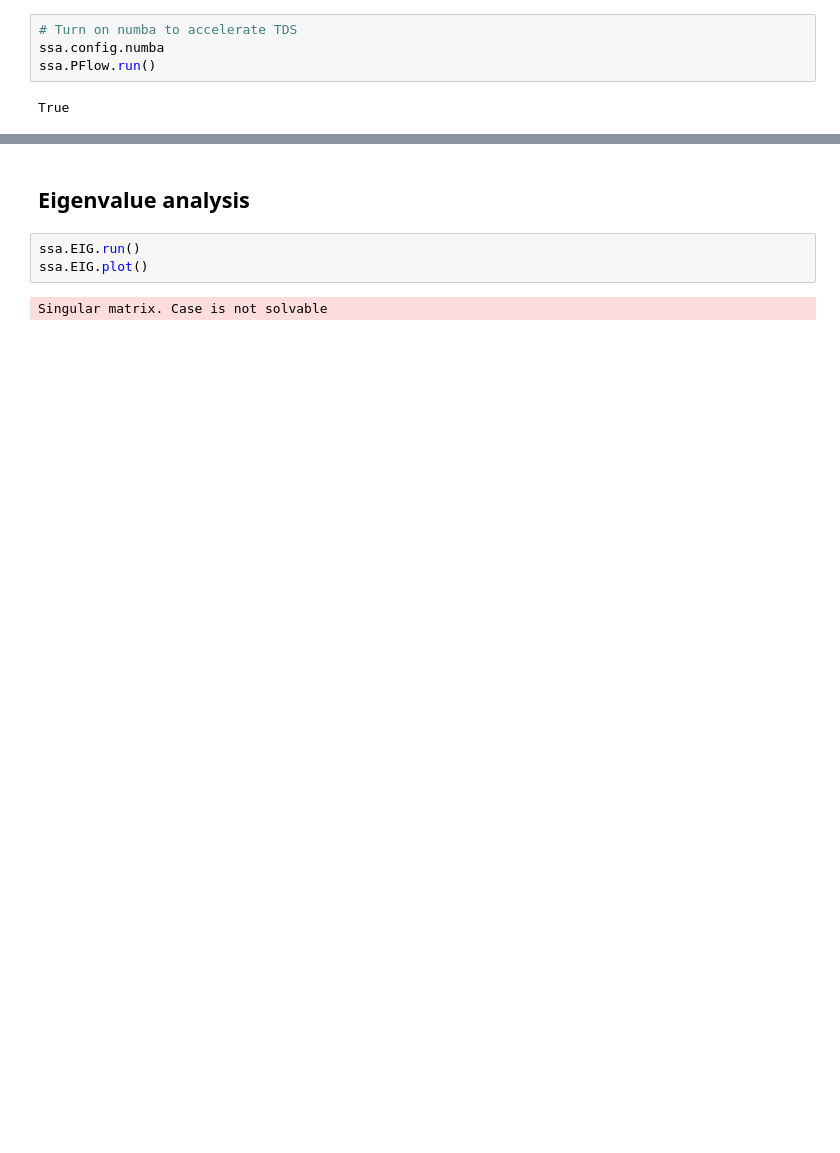
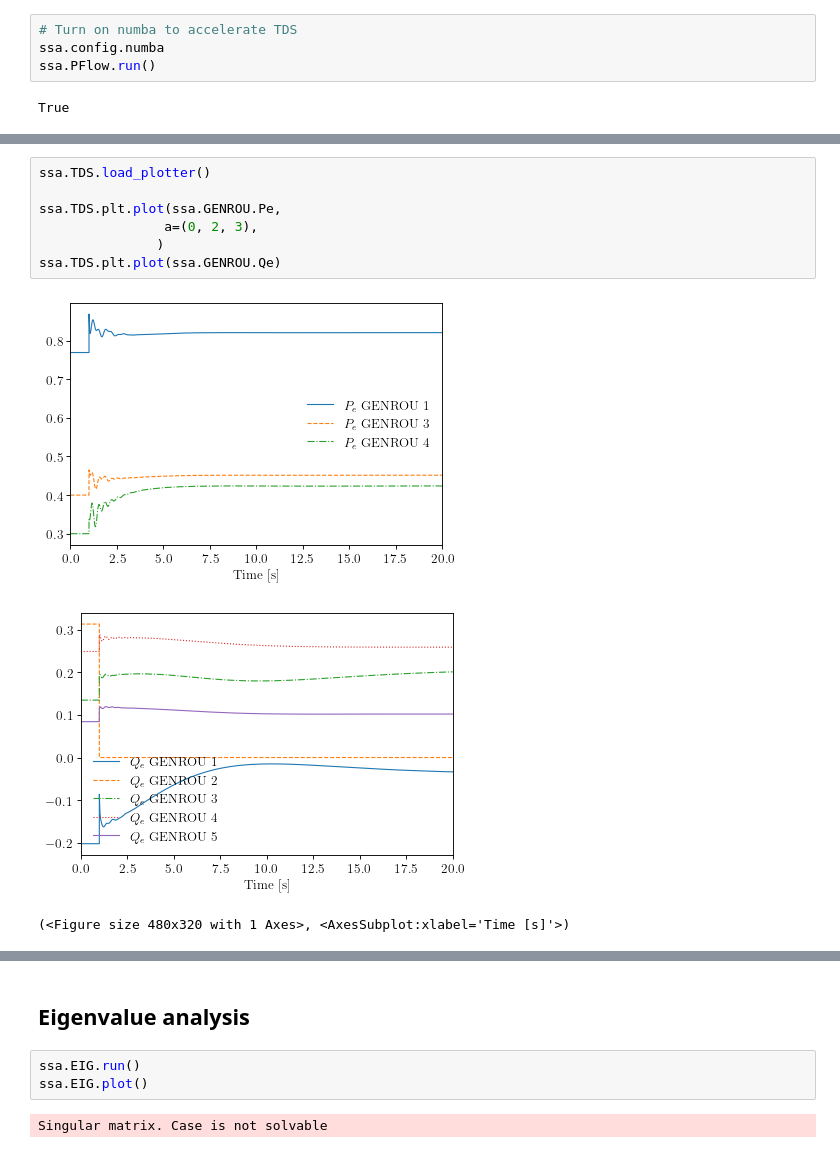
Before and after one commit to shebuxin/andes, a Jupyter notebook: bshe/Test_ieee14_vsg/FlatRun.ipynb, the cells around one changed output, grey strips where cells are left out. Cells and saved outputs as stored; diff of their text form; blank space fills up the shorter version.

```diff
--- a/bshe/Test_ieee14_vsg/FlatRun.ipynb
+++ b/bshe/Test_ieee14_vsg/FlatRun.ipynb
@@ -78 +69,12 @@ ssa.TDS.plt.plot(ssa.GENROU.v)
 (<Figure size 480x320 with 1 Axes>, <AxesSubplot:xlabel='Time [s]'>)
+# %%
+ssa.TDS.load_plotter()
+
+ssa.TDS.plt.plot(ssa.GENROU.Pe,
+                a=(0, 2, 3),
+               )
+ssa.TDS.plt.plot(ssa.GENROU.Qe)
+# %% [output]
+[figure, added]
+[figure, added]
+(<Figure size 480x320 with 1 Axes>, <AxesSubplot:xlabel='Time [s]'>)
```
Also changed, not shown: parts of 8 cells of this notebook, 17 other files.
